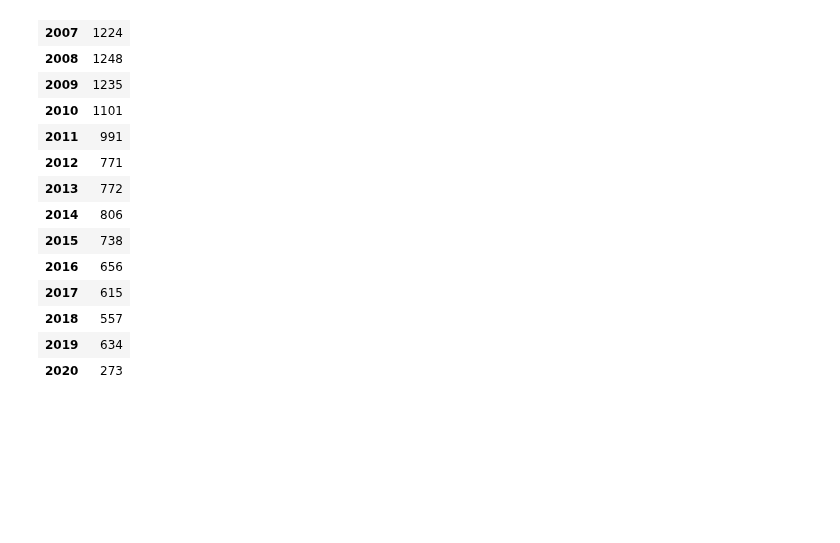
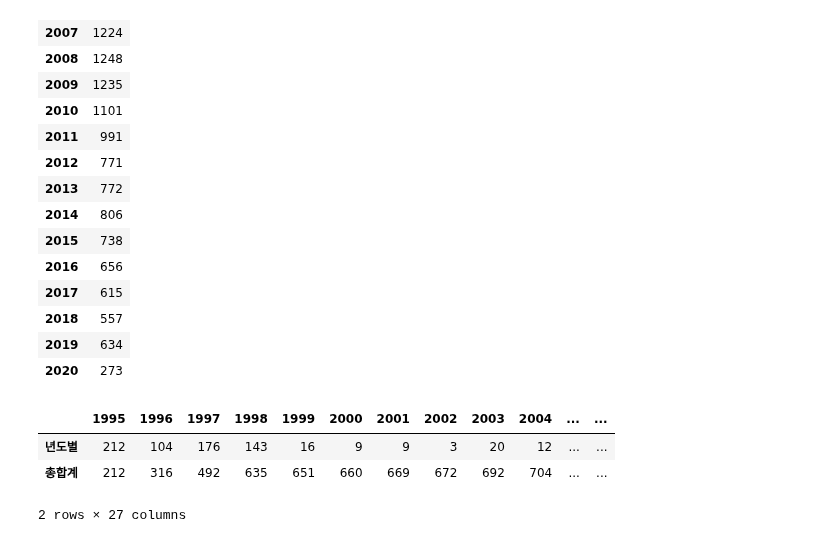
Before and after one commit to y7y1h13/StatisticsAnal, a Jupyter notebook: newPan/프로젝트/어린이 보호구역 사고.ipynb, the cells around one changed output. Saved outputs shown, nothing was run; the diff lists cells and outputs as text; code cells hidden in the pictures; blank space fills up the shorter version.

```diff
--- a/newPan/프로젝트/어린이 보호구역 사고.ipynb
+++ b/newPan/프로젝트/어린이 보호구역 사고.ipynb
@@ -102,0 +105,7 @@ all.to_csv('data2/어린이 보호구역 사고(2005~2020).csv')
+# %%
+r
+# %% [output]
+|  | 1995 | 1996 | 1997 | 1998 | 1999 | 2000 | 2001 | 2002 | 2003 | 2004 | ... | ... |
+| 년도별 | 212 | 104 | 176 | 143 | 16 | 9 | 9 | 3 | 20 | 12 | ... | ... |
+| 총합계 | 212 | 316 | 492 | 635 | 651 | 660 | 669 | 672 | 692 | 704 | ... | ... |
+2 rows × 27 columns
```
Also changed, not shown: parts of 9 cells of this notebook, 17 other files.
